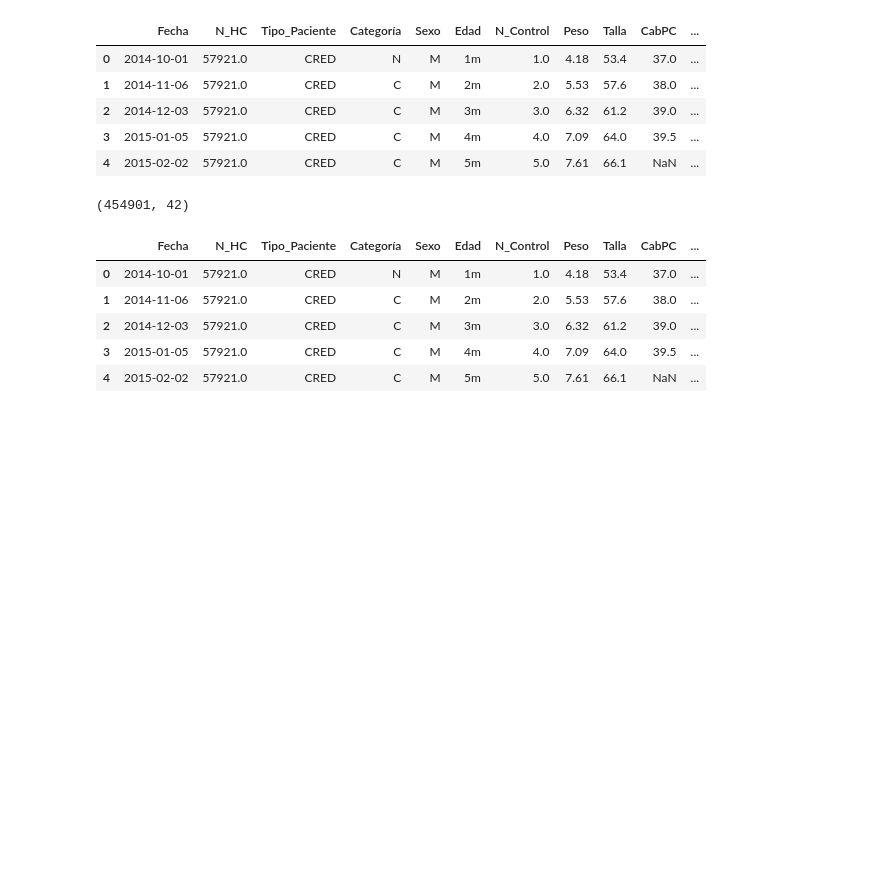
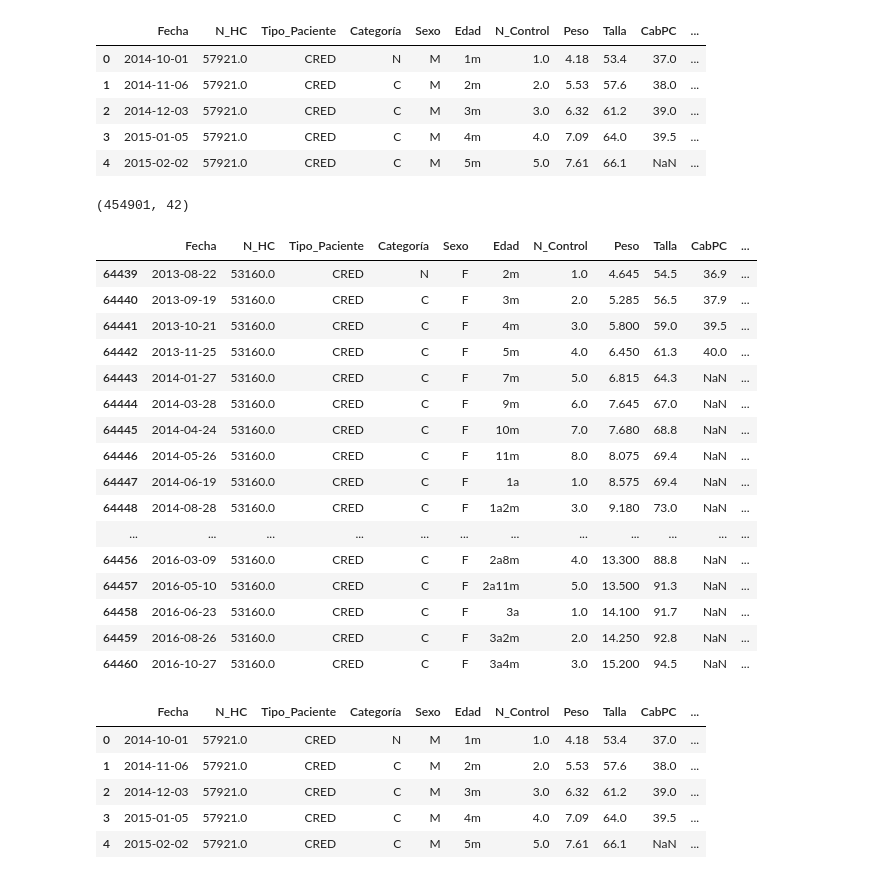
Before and after one commit to iach33/BREIT_TANI_PROJECT, a Jupyter notebook: notebooks/EDA_PREPROCESSING.ipynb, the cells around one changed output. Cells and saved outputs as stored; diff of their text form; code cells hidden in the pictures; blank space fills up the shorter version.

```diff
--- a/notebooks/EDA_PREPROCESSING.ipynb
+++ b/notebooks/EDA_PREPROCESSING.ipynb
@@ -955,3 +969,7 @@ df['primer_alguna'] = calcular_primer_alguna_por_hc(df)
+# %%
+s_min = calcular_primer_alguna_por_hc(df)
+df['primer_alguna'] = df['N_HC'].map(s_min)
+#df['primer_alguna'] = calcular_primer_alguna_por_hc(df)
 # %%
 df.shape
 # %% [output]
@@ -977,6 +995,11 @@ def calcular_ultimo_control(df):
         raise ValueError(f"Columnas faltantes: {columnas_faltantes}")
 
     # Calcular el último control esperado por cada HC
-    ultimo_control_por_hc = df.groupby('N_HC')['control_esperado'].max()
+    #ultimo_control_por_hc = df.groupby('N_HC')['control_esperado'].max()
+    #return ultimo_control_por_hc
 
-    return ultimo_control_por_hc
+    # Obtener el máximo real de control_esperado
+    ultimo_control_por_hc = df.groupby('N_HC')['control_esperado'].transform('max')
+    # Asignar como nueva columna
+    df['ultimo_control_calc'] = ultimo_control_por_hc
+    return df
@@ -983,2 +1072,20 @@ def calcular_ultimo_control(df):
 # %%
-df['ultimo_control']=calcular_ultimo_control(df)
+df[df['N_HC'] == 53160]
+# %% [output]
+|  | Fecha | N_HC | Tipo_Paciente | Categoría | Sexo | Edad | N_Control | Peso | Talla | CabPC | ... |
+| 64439 | 2013-08-22 | 53160.0 | CRED | N | F | 2m | 1.0 | 4.645 | 54.5 | 36.9 | ... |
+| 64440 | 2013-09-19 | 53160.0 | CRED | C | F | 3m | 2.0 | 5.285 | 56.5 | 37.9 | ... |
+| 64441 | 2013-10-21 | 53160.0 | CRED | C | F | 4m | 3.0 | 5.800 | 59.0 | 39.5 | ... |
+| 64442 | 2013-11-25 | 53160.0 | CRED | C | F | 5m | 4.0 | 6.450 | 61.3 | 40.0 | ... |
+| 64443 | 2014-01-27 | 53160.0 | CRED | C | F | 7m | 5.0 | 6.815 | 64.3 | NaN | ... |
+| 64444 | 2014-03-28 | 53160.0 | CRED | C | F | 9m | 6.0 | 7.645 | 67.0 | NaN | ... |
+| 64445 | 2014-04-24 | 53160.0 | CRED | C | F | 10m | 7.0 | 7.680 | 68.8 | NaN | ... |
+| 64446 | 2014-05-26 | 53160.0 | CRED | C | F | 11m | 8.0 | 8.075 | 69.4 | NaN | ... |
+| 64447 | 2014-06-19 | 53160.0 | CRED | C | F | 1a | 1.0 | 8.575 | 69.4 | NaN | ... |
+| 64448 | 2014-08-28 | 53160.0 | CRED | C | F | 1a2m | 3.0 | 9.180 | 73.0 | NaN | ... |
+| ... | ... | ... | ... | ... | ... | ... | ... | ... | ... | ... | ... |
+| 64456 | 2016-03-09 | 53160.0 | CRED | C | F | 2a8m | 4.0 | 13.300 | 88.8 | NaN | ... |
+| 64457 | 2016-05-10 | 53160.0 | CRED | C | F | 2a11m | 5.0 | 13.500 | 91.3 | NaN | ... |
+| 64458 | 2016-06-23 | 53160.0 | CRED | C | F | 3a | 1.0 | 14.100 | 91.7 | NaN | ... |
+| 64459 | 2016-08-26 | 53160.0 | CRED | C | F | 3a2m | 2.0 | 14.250 | 92.8 | NaN | ... |
+| 64460 | 2016-10-27 | 53160.0 | CRED | C | F | 3a4m | 3.0 | 15.200 | 94.5 | NaN | ... |
```
Also changed, not shown: parts of 29 cells of this notebook.
